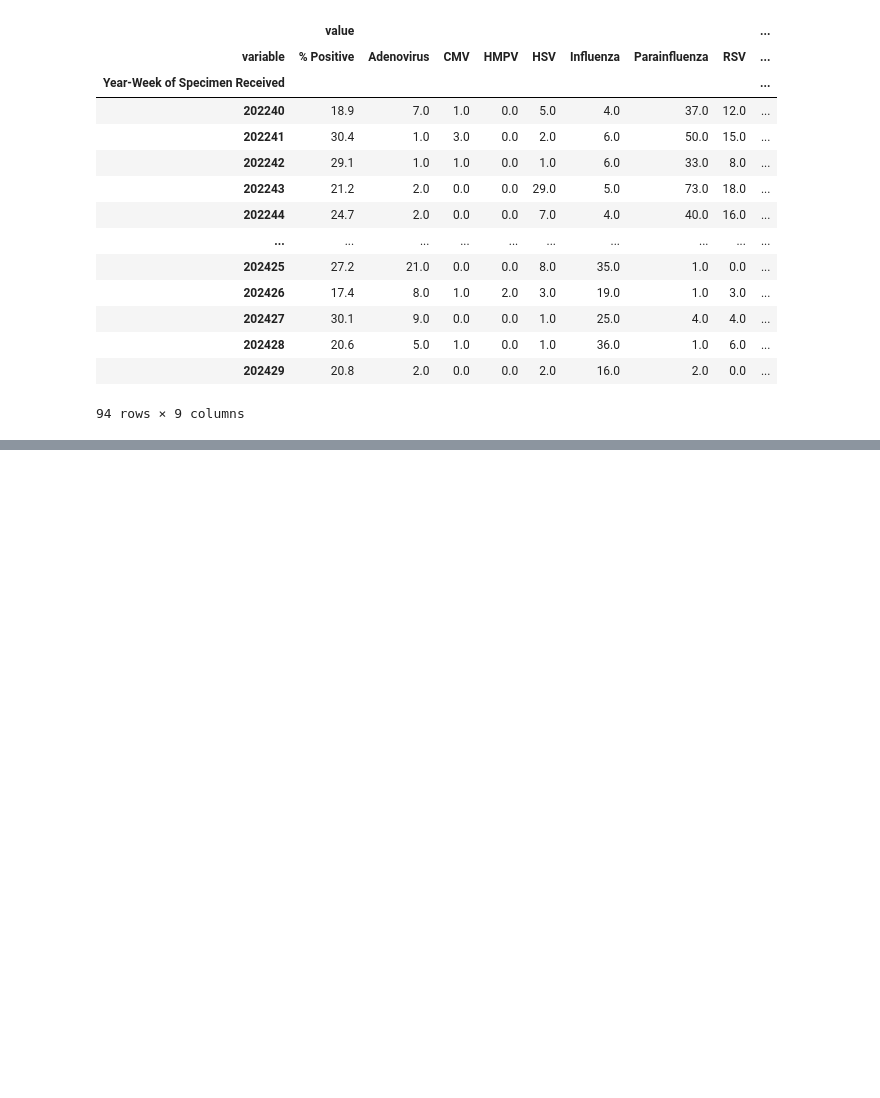
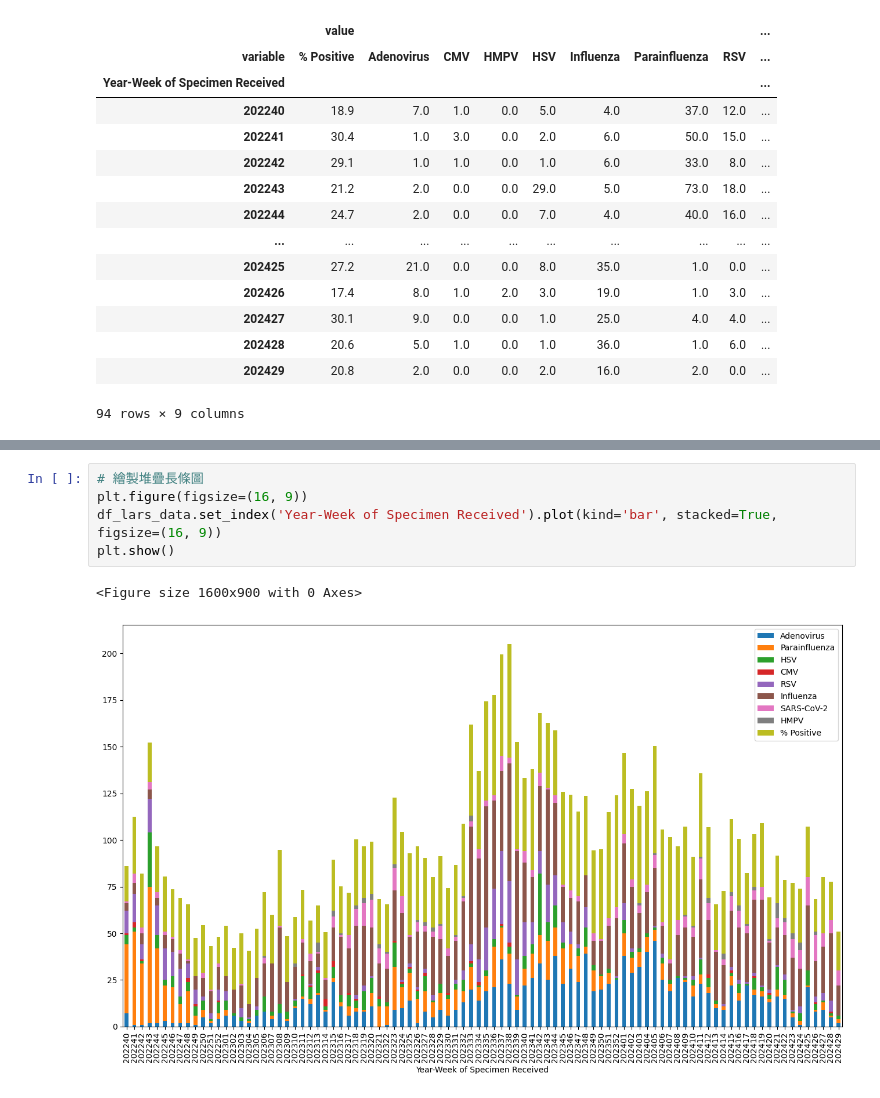
Before and after one commit to chunyichen0601/CDC_data_analysis, a Jupyter notebook: LARS.ipynb, the cells around one changed output, grey strips where cells are left out. Drawn from its saved outputs; the diff is of its cells as text; blank space fills up the shorter version.

```diff
--- a/LARS.ipynb
+++ b/LARS.ipynb
@@ -88,0 +141,8 @@ piv_lars
+# %%
+# 繪製堆疊長條圖
+plt.figure(figsize=(16, 9))
+df_lars_data.set_index('Year-Week of Specimen Received').plot(kind='bar', stacked=True, figsize=(16, 9))
+plt.show()
+# %% [output]
+<Figure size 1600x900 with 0 Axes>
+[figure, added]
```
Also changed, not shown: parts of 10 cells of this notebook, 3 other files.
